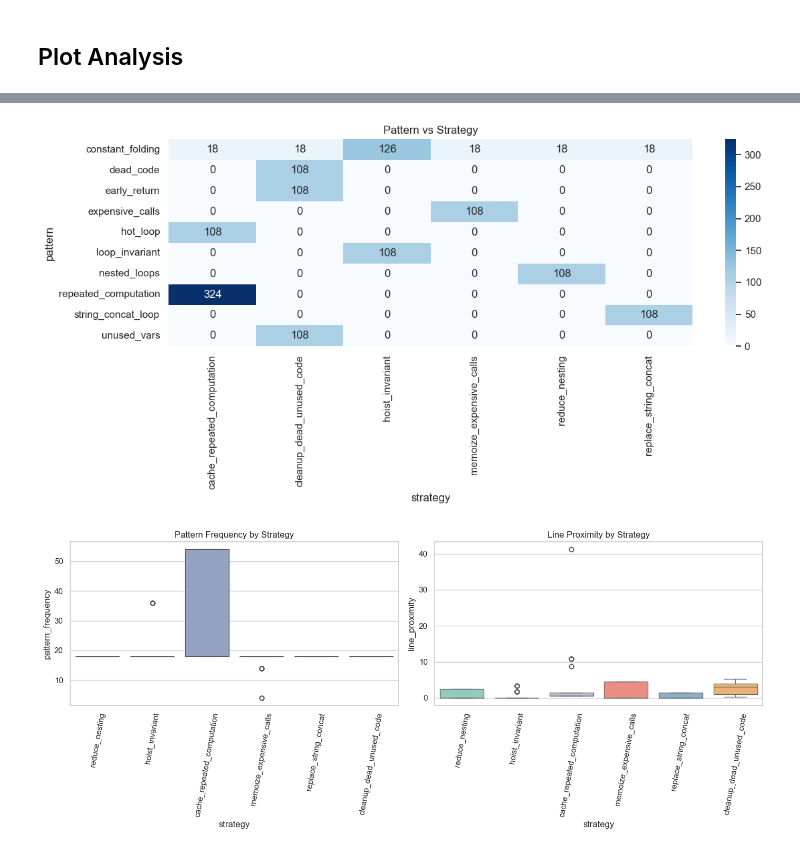
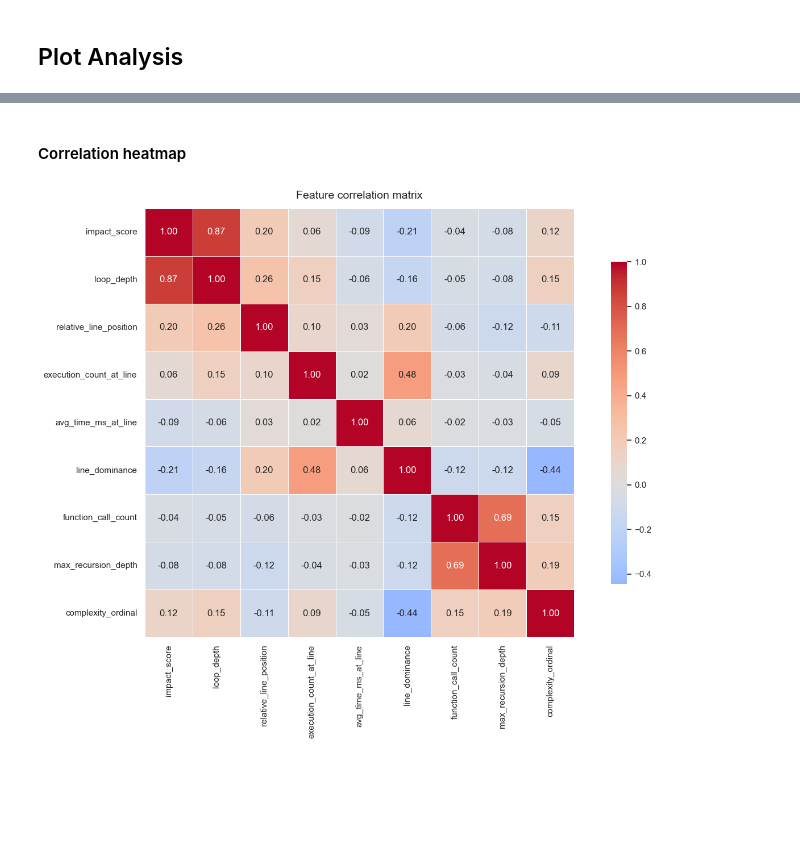
Before and after one commit to Sthamanik/OptiLang, a Jupyter notebook: optilang/ml/notebooks/01_eda.ipynb, the cells around one changed output, grey strips where cells are left out. Saved outputs shown, nothing was run; the diff lists cells and outputs as text; code cells hidden in the pictures; blank space fills up the shorter version.

Commit message:
feat(ml): Remove obsolete plot files and add new visualizations for correlation heatmap and feature distributions, refactor the eda

```diff
--- a/optilang/ml/notebooks/01_eda.ipynb
+++ b/optilang/ml/notebooks/01_eda.ipynb
@@ -100,0 +162,6 @@ Preprocessing complete
+# %%
+df_clean, schema = preprocess(df)
+
+print(schema)
+print("Remaining nulls:", df_clean.isnull().sum().sum())
+print('Preprocessing complete')
@@ -133,9 +206,9 @@ memory usage: 120.8 KB
 # maintain ordered severity
 SEVERITY_ORDER = ["low", "medium", "high"]
 
-df['severity'] = df['severity'].str.lower()
+df_clean['severity'] = df_clean['severity'].str.lower()
 
-df['severity'] = pd.Categorical(
+df_clean['severity'] = pd.Categorical(
     df['severity'],
     categories=SEVERITY_ORDER,
     ordered=True
@@ -468,34 +301,28 @@ plt.show()
-# %%
-# plot 7: pattern × Strategy heatmap
-
-cross = pd.crosstab(df["pattern"], df["strategy"])
-
-plt.figure(figsize=(12, 6))
-sns.heatmap(cross, annot=True, fmt="d", cmap="Blues")
-
-plt.title("Pattern vs Strategy")
-plt.tight_layout()
-plt.savefig(os.path.join(PLOTS_DIR, "eda_07_cross.png"), dpi=150)
-plt.show()
-# %% [output]
-[figure, removed]
-# %%
-# plot 8: derived features by strategy
-
-fig, axes = plt.subplots(1, 2, figsize=(14, 6))
-
-sns.boxplot(data=df_feat, x="strategy", y="pattern_frequency",
-            ax=axes[0], palette="Set2")
-axes[0].set_title("Pattern Frequency by Strategy")
-axes[0].tick_params(axis='x', rotation=80)
-
-sns.boxplot(data=df_feat, x="strategy", y="line_proximity",
-            ax=axes[1], palette="Set3")
-axes[1].set_title("Line Proximity by Strategy")
-axes[1].tick_params(axis='x', rotation=80)
-
-plt.tight_layout()
-plt.savefig(os.path.join(PLOTS_DIR, "eda_08_derived.png"), dpi=150)
-plt.show()
-# %% [output]
-[figure, removed]
+# %% [markdown]
+#### Correlation heatmap
+# %%
+numeric_cols = df_clean.select_dtypes(include="number").drop(
+    columns=["severity"], errors="ignore"  # already ordinal-encoded, keep if you want
+).columns.tolist()
+
+corr = df_clean[numeric_cols].corr()
+
+fig, ax = plt.subplots(figsize=(14, 10))
+sns.heatmap(
+    corr,
+    ax=ax,
+    annot=True,
+    fmt=".2f",
+    cmap="coolwarm",
+    center=0,
+    linewidths=0.4,
+    linecolor="white",
+    square=True,
+    cbar_kws={"shrink": 0.75},
+)
+ax.set_title("Feature correlation matrix", fontsize=14, pad=12)
+plt.tight_layout()
+plt.savefig(os.path.join(PLOTS_DIR, "correlation_heatmap.png"), dpi=150)
+plt.show()
+# %% [output]
+[figure, added]
```
Also changed, not shown: parts of 42 cells of this notebook, 25 other files.
